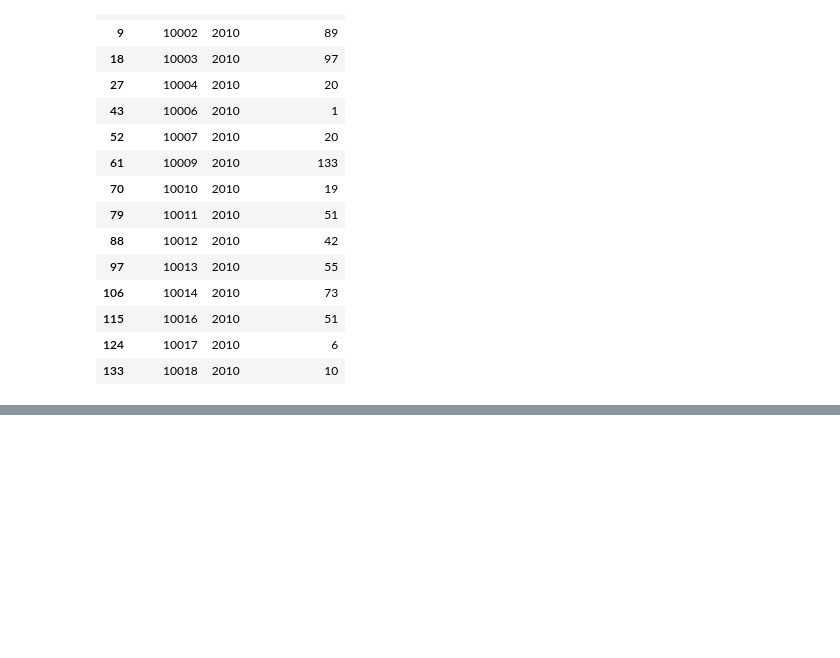
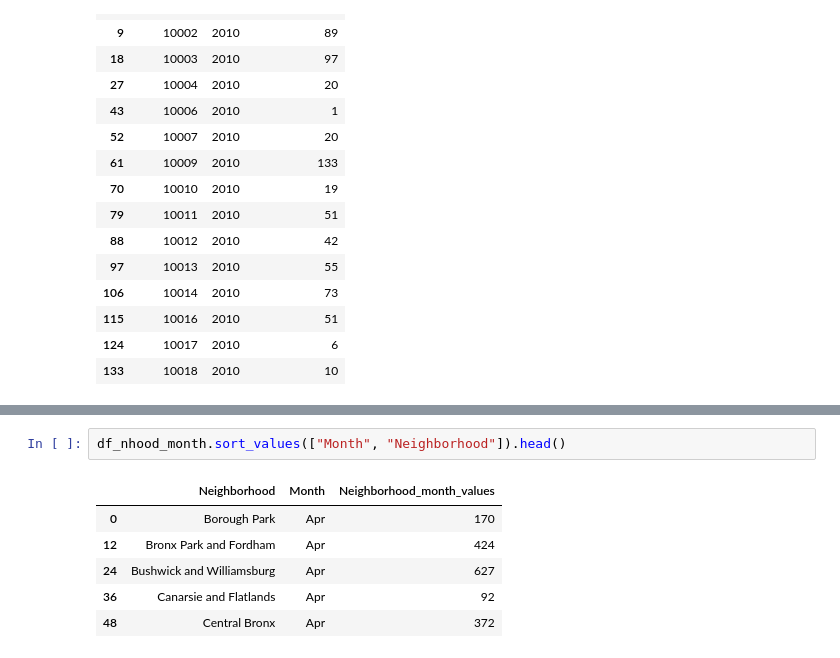
Before and after one commit to dthoma8/ratsinthecity, a Jupyter notebook: Rats in the City - Data Wrangling.ipynb, the cells around one changed output, grey strips where cells are left out. Cells and saved outputs as stored; diff of their text form; blank space fills up the shorter version.

```diff
--- a/Rats in the City - Data Wrangling.ipynb
+++ b/Rats in the City - Data Wrangling.ipynb
@@ -1185,0 +1210,9 @@ df_zip_year.sort_values(["Year","postalCode"]).head(15)
+# %%
+df_nhood_month.sort_values(["Month", "Neighborhood"]).head()
+# %% [output]
+|  | Neighborhood | Month | Neighborhood_month_values |
+| 0 | Borough Park | Apr | 170 |
+| 12 | Bronx Park and Fordham | Apr | 424 |
+| 24 | Bushwick and Williamsburg | Apr | 627 |
+| 36 | Canarsie and Flatlands | Apr | 92 |
+| 48 | Central Bronx | Apr | 372 |
```
Also changed, not shown: parts of 28 cells of this notebook.
